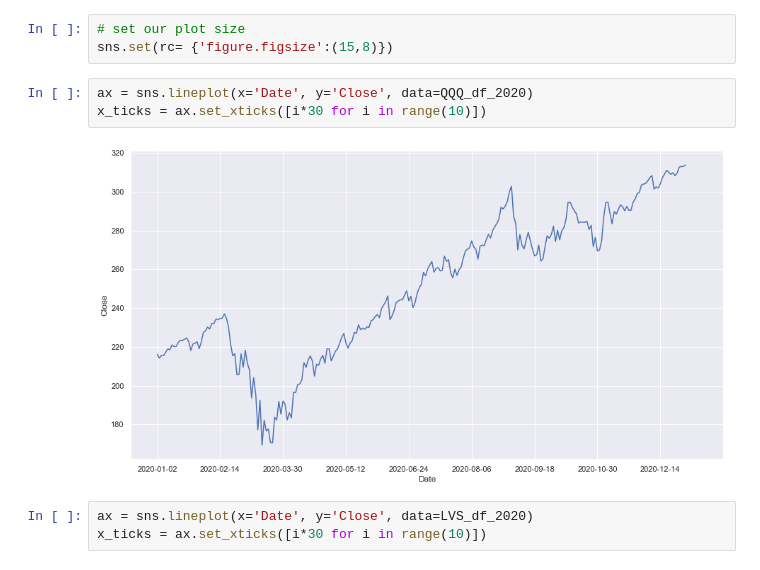
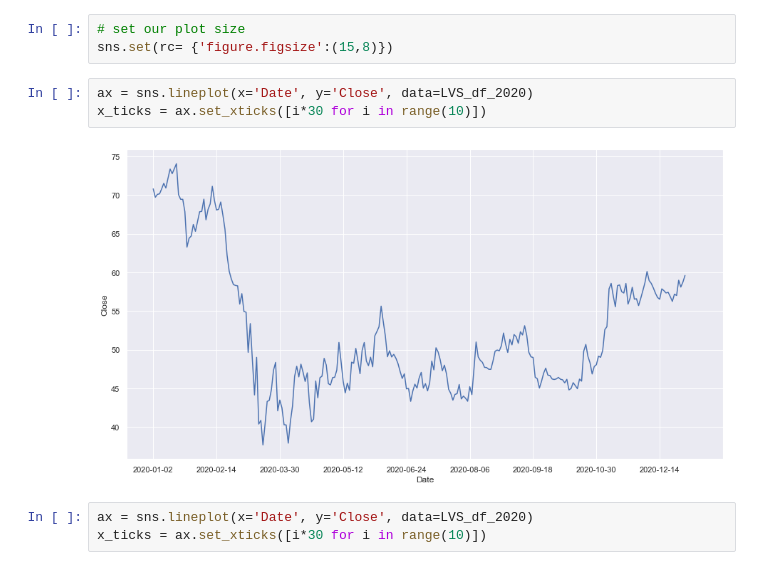
Before and after one commit to cpozuelos1/COGS_108_Final_Project, a Jupyter notebook: EDACheckpointGroup071-Wi22.ipynb, the cells around one changed output. Cells and saved outputs as stored; diff of their text form.

```diff
--- a/EDACheckpointGroup071-Wi22.ipynb
+++ b/EDACheckpointGroup071-Wi22.ipynb
@@ -287,10 +287,10 @@ sns.boxplot(x="New_cases_change", data=us_covid_2020_df)
 # set our plot size
 sns.set(rc= {'figure.figsize':(15,8)})
 # %%
-ax = sns.lineplot(x='Date', y='Close', data=QQQ_df_2020)
+ax = sns.lineplot(x='Date', y='Close', data=LVS_df_2020)
 x_ticks = ax.set_xticks([i*30 for i in range(10)])
 # %% [output]
-[figure, old version]
+[figure, new version]
 # %%
 ax = sns.lineplot(x='Date', y='Close', data=LVS_df_2020)
 x_ticks = ax.set_xticks([i*30 for i in range(10)])
```
Also changed, not shown: parts of 20 cells of this notebook.
